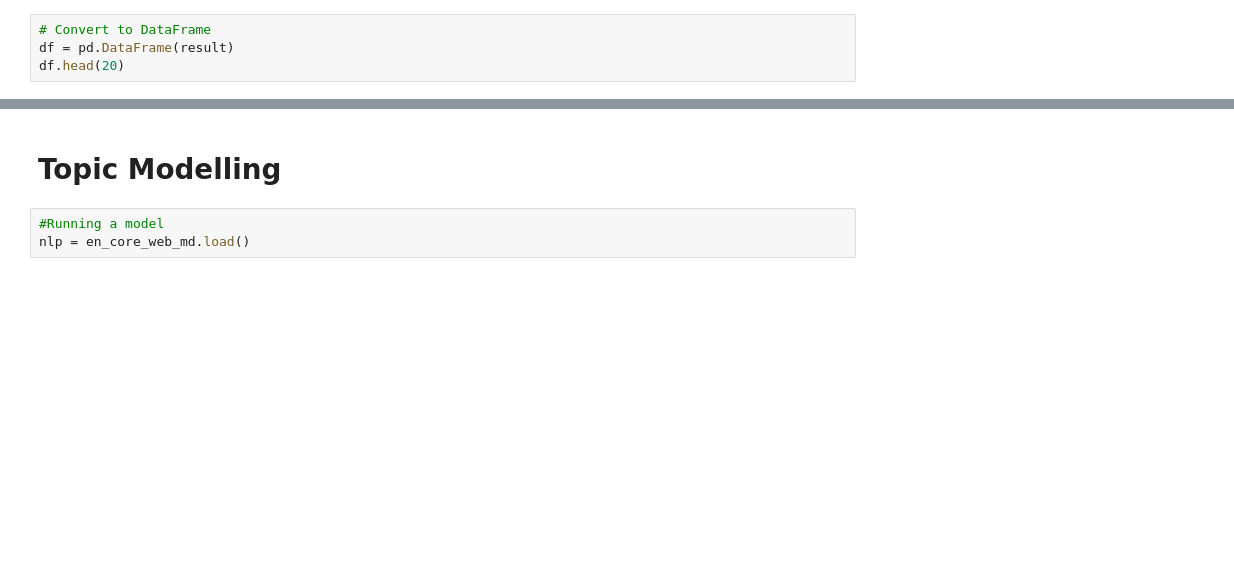
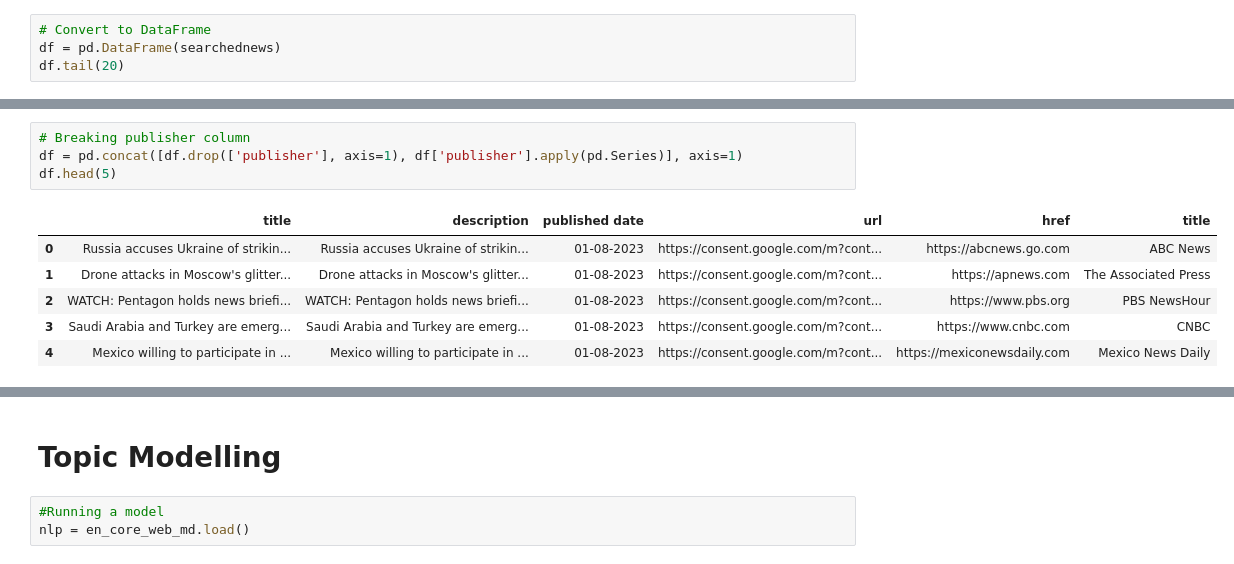
Before and after one commit to alfonrodrisimon/Topic-Modeling-with-Google-News, a Jupyter notebook: notebooks/topic-modelling-with-google-news.ipynb, the cells around one changed output, grey strips where cells are left out. Cells and saved outputs as stored; diff of their text form; blank space fills up the shorter version.

```diff
--- a/notebooks/topic-modelling-with-google-news.ipynb
+++ b/notebooks/topic-modelling-with-google-news.ipynb
@@ -55,5 +44,5 @@ result = googlenews.result()
 # %%
 # Convert to DataFrame
-df = pd.DataFrame(result)
-df.head(20)
+df = pd.DataFrame(searchednews)
+df.tail(20)
 # %% [output]
@@ -122,0 +83,11 @@ df.head(15)
+# %%
+# Breaking publisher column
+df = pd.concat([df.drop(['publisher'], axis=1), df['publisher'].apply(pd.Series)], axis=1)
+df.head(5)
+# %% [output]
+|  | title | description | published date | url | href | title |
+| 0 | Russia accuses Ukraine of strikin... | Russia accuses Ukraine of strikin... | 01-08-2023 | https://consent.google.com/m?cont... | https://abcnews.go.com | ABC News |
+| 1 | Drone attacks in Moscow's glitter... | Drone attacks in Moscow's glitter... | 01-08-2023 | https://consent.google.com/m?cont... | https://apnews.com | The Associated Press |
+| 2 | WATCH: Pentagon holds news briefi... | WATCH: Pentagon holds news briefi... | 01-08-2023 | https://consent.google.com/m?cont... | https://www.pbs.org | PBS NewsHour |
+| 3 | Saudi Arabia and Turkey are emerg... | Saudi Arabia and Turkey are emerg... | 01-08-2023 | https://consent.google.com/m?cont... | https://www.cnbc.com | CNBC |
+| 4 | Mexico willing to participate in ... | Mexico willing to participate in ... | 01-08-2023 | https://consent.google.com/m?cont... | https://mexiconewsdaily.com | Mexico News Daily |
```
Also changed, not shown: parts of 30 cells of this notebook, 1 other file.
